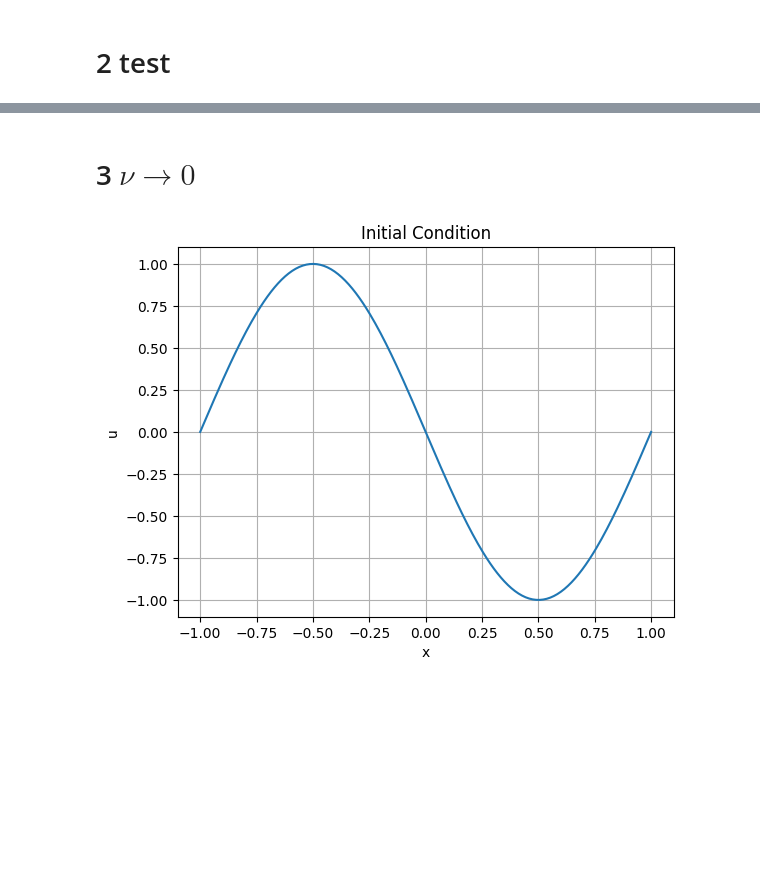
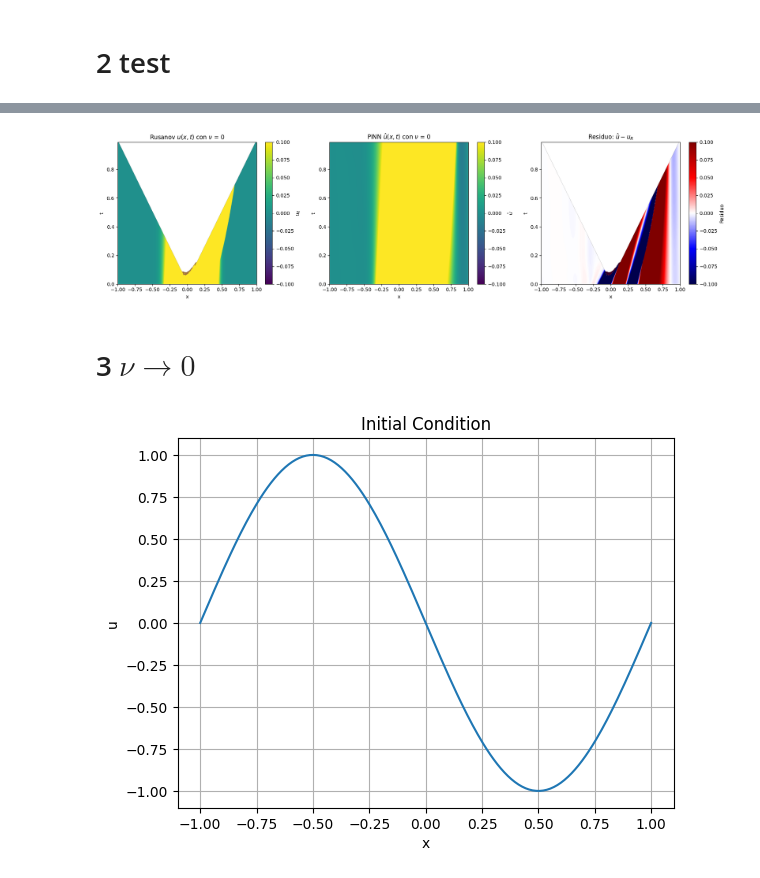
Before and after one commit to FRAMAX444/PINNs, a Jupyter notebook: burgers/pinn_burgers.ipynb, the cells around one changed output, grey strips where cells are left out. Drawn from its saved outputs; the diff is of its cells as text; code cells hidden in the pictures; blank space fills up the shorter version.

```diff
--- a/burgers/burgers.ipynb
+++ b/burgers/pinn_burgers.ipynb
@@ -43,9 +78,5 @@ def double_peak(x):
 
 u0_1 = double_peak(x)
 
-ps1 = PINNSolver([2, 50, 50, 50, 1], x, t, u0_1)
-ps1.plot_initial_data()
-ps1.Train()
-ps1.plot_solution()
-ps1.plot_predicted_slices_grid()
+ps2 = ProblemSetUp(u0_1, x, t)
 # %% [output]
@@ -65,3 +93,7 @@ Epoch 4500, Loss: 0.000742
+# %%
+ps2.plot_solution()
+# %% [output]
+[figure, added]
 # %% [markdown]
 # 3 $\nu \rightarrow 0$
 # %%
```
Also changed, not shown: parts of 9 cells of this notebook, 1 other file.
